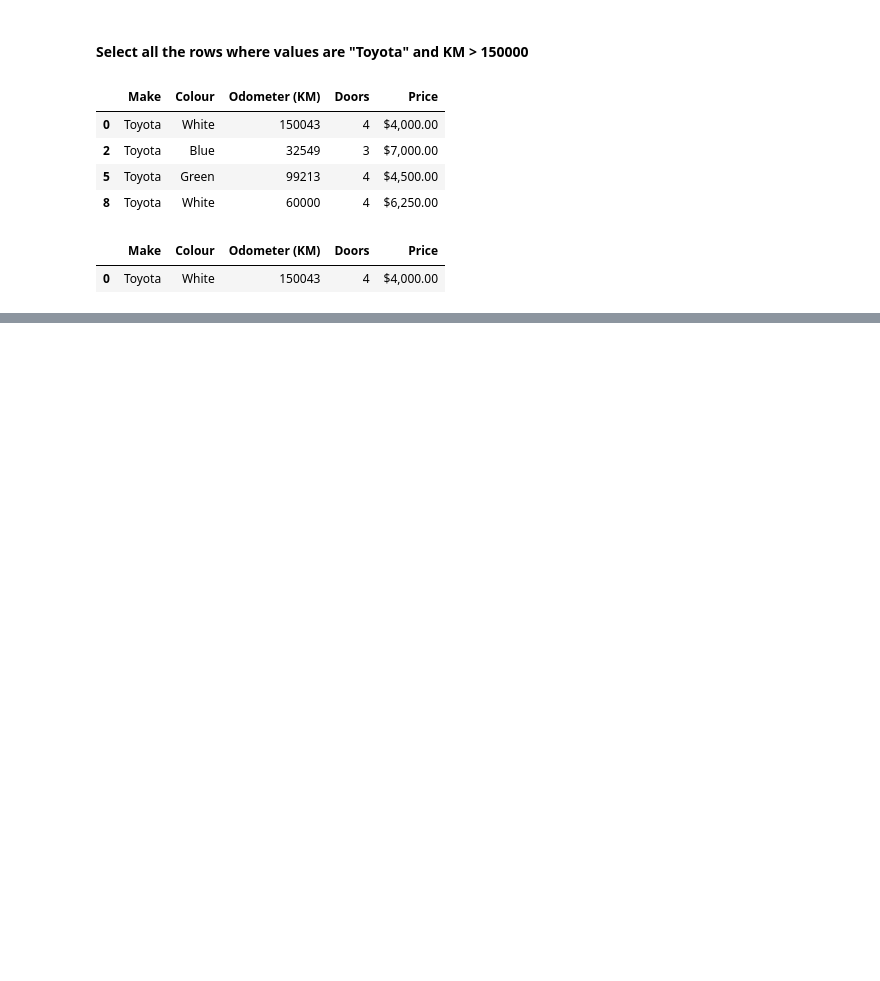
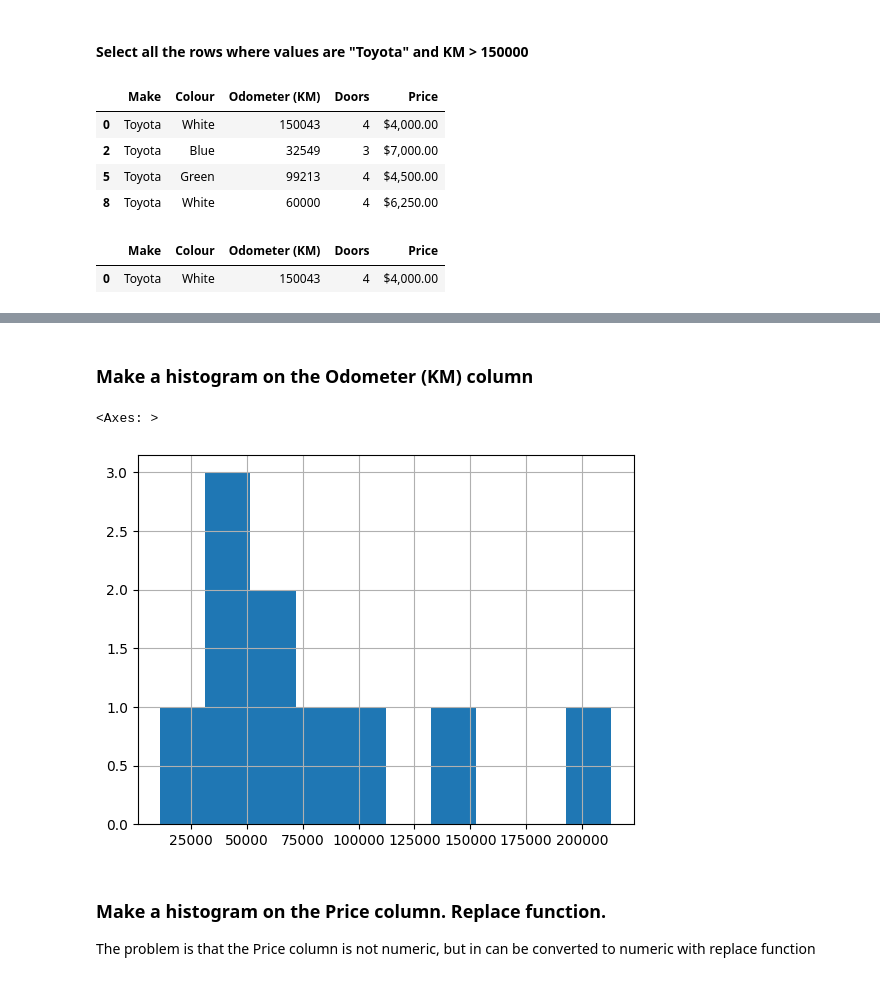
Before and after one commit to dragonka79/machine_learning, a Jupyter notebook: Pandas/intro_to_pandas.ipynb, the cells around one changed output, grey strips where cells are left out. Cells and saved outputs as stored; diff of their text form; code cells hidden in the pictures; blank space fills up the shorter version.

```diff
--- a/Pandas/intro_to_pandas.ipynb
+++ b/Pandas/intro_to_pandas.ipynb
@@ -452,0 +518,10 @@ car_toyota[car_toyota["Odometer (KM)"] > 150000]
+# %% [markdown]
+### Make a histogram on the Odometer (KM) column
+# %%
+car_sales["Odometer (KM)"].hist()
+# %% [output]
+<Axes: >
+[figure, added]
+# %% [markdown]
+### Make a histogram on the Price column. Replace function.
+The problem is that the Price column is not numeric, but in can be converted to numeric with replace function
```
Also changed, not shown: parts of 24 cells of this notebook.
